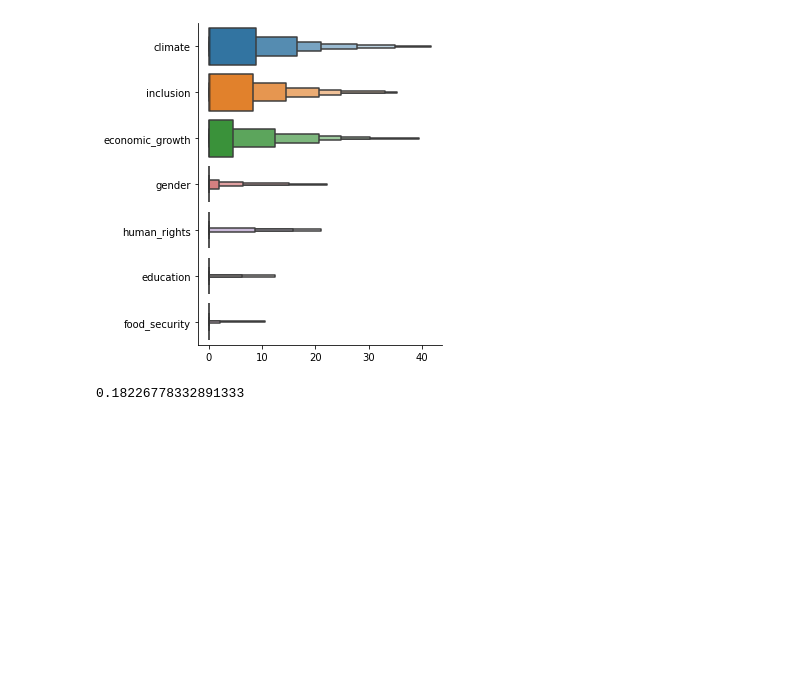
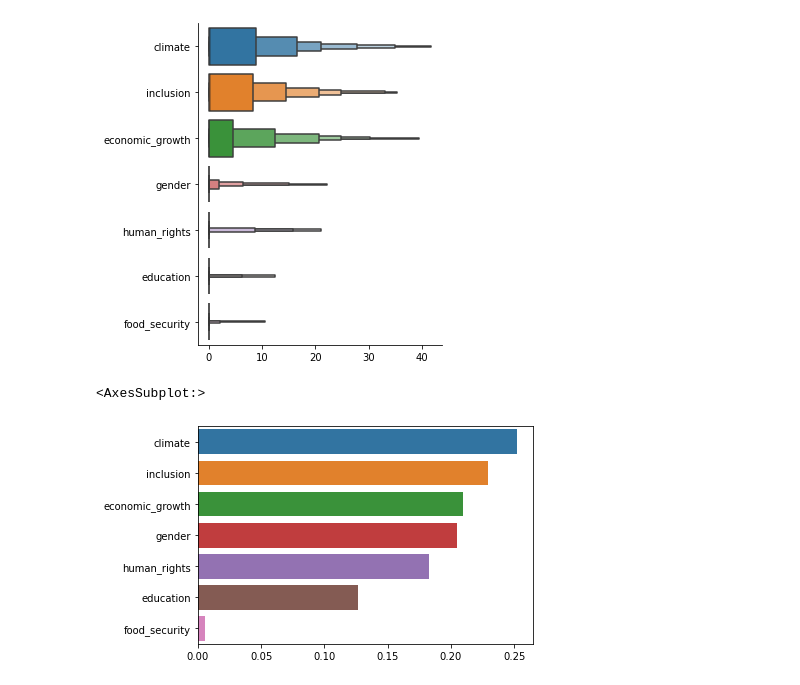
Before and after one commit to Athena84/fmo, a Jupyter notebook: NLP/Visualisation.ipynb, the cells around one changed output. Drawn from its saved outputs; the diff is of its cells as text; code cells hidden in the pictures; blank space fills up the shorter version.

Commit message:
Improvements to visualisation

```diff
--- a/NLP/Visualisation.ipynb
+++ b/NLP/Visualisation.ipynb
@@ -188,4 +183,13 @@ frac_single_edu = np.sum(df["mEUR_amounts"] * (df["education"] == 1) * (df["num_
-# %%
-frac_single_edu
-# %% [output]
-0.18226778332891333
+# %%
+category_sums = plot_data_amount.sum(axis=0)
+category_sums_single = plot_data_amount.mul((df["num_goals"] == 1), axis=0).sum(axis=0)
+single_fraction = category_sums_single / category_sums
+single_fraction.sort_values(ascending=False, inplace=True)
+# %%
+single_fraction = np.array(single_fraction).reshape(-1,1).T
+single_fraction = pd.DataFrame(single_fraction, columns = ["climate", "inclusion", "economic_growth", "gender", "human_rights", "education", "food_security"])
+# %%
+sns.barplot(data=single_fraction, ci = None, orient = "h")
+# %% [output]
+<AxesSubplot:>
+[figure, added]
```
Also changed, not shown: parts of 1 cell of this notebook.
